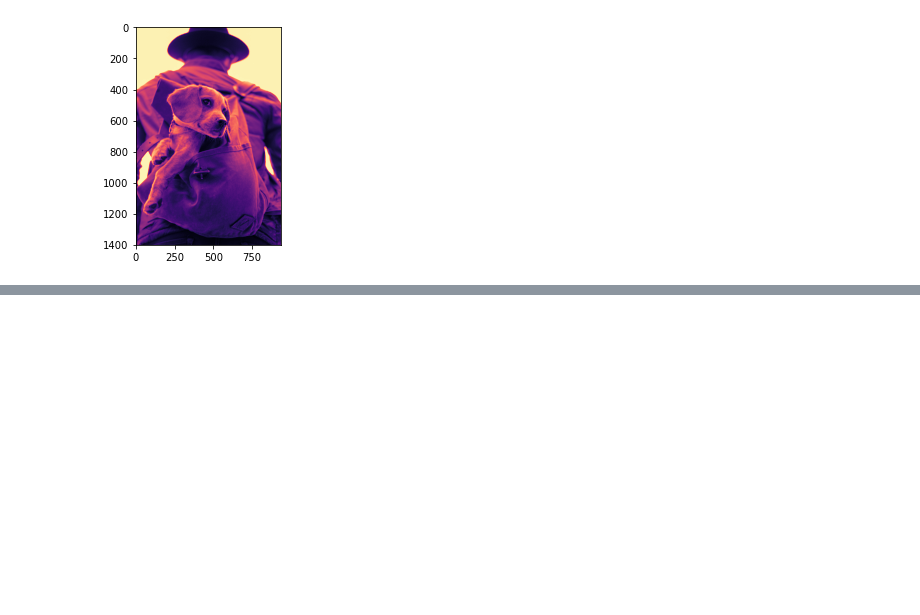
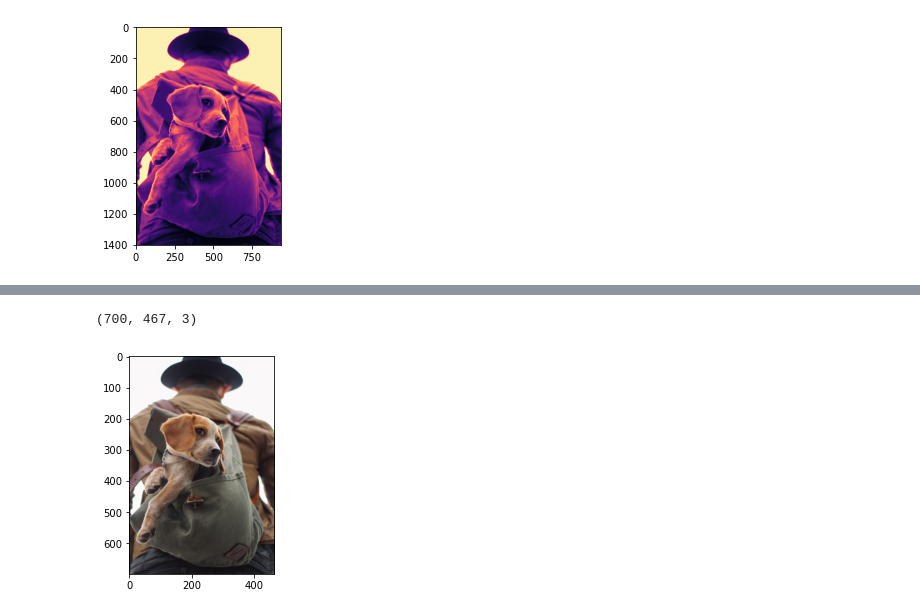
Before and after one commit to PatWolf2610/OpenCV-Learning, a Jupyter notebook: GuiFeature.ipynb, the cells around one changed output, grey strips where cells are left out. Cells and saved outputs as stored; diff of their text form; code cells hidden in the pictures; blank space fills up the shorter version.

```diff
--- a/GuiFeature.ipynb
+++ b/GuiFeature.ipynb
@@ -81,0 +83,9 @@ plt.imshow(img_gray,cmap='magma')
+# %%
+w_ratio = 0.5
+h_ratio = 0.5
+new_img = cv2.resize(img_rgb,(0,0),img_rgb,w_ratio,h_ratio)
+plt.imshow(new_img)
+print(new_img.shape)
+# %% [output]
+(700, 467, 3)
+[figure, added]
```
Also changed, not shown: parts of 43 cells of this notebook.
